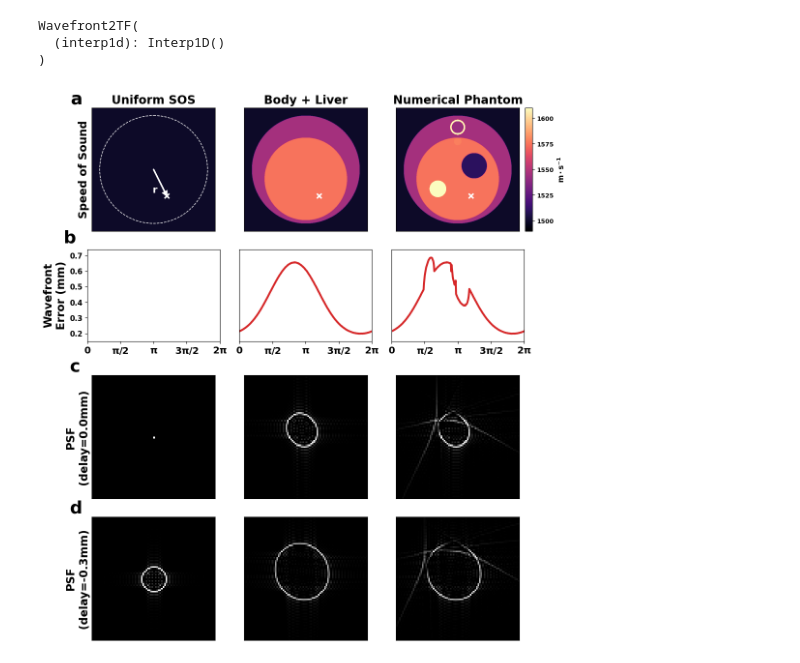
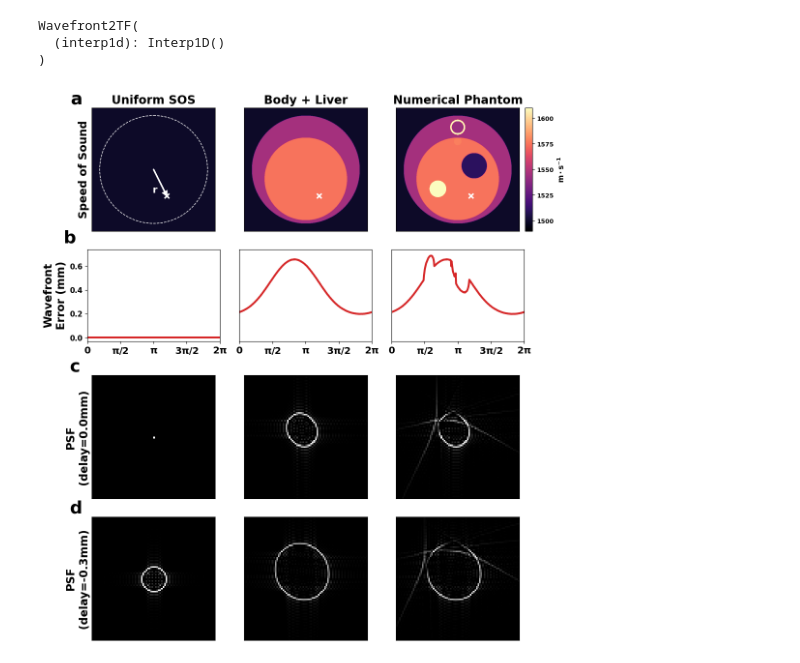
Before and after one commit to Lukeli0425/Coord-SoS-PACT, a Jupyter notebook: figures/figure_SOS.ipynb, the cells around one changed output. Drawn from its saved outputs; the diff is of its cells as text; code cells hidden in the pictures.

```diff
--- a/figures/figure_SOS.ipynb
+++ b/figures/figure_SOS.ipynb
@@ -101,37 +101,37 @@ for i, (SOS, wf, psf_stack, title) in enumerate(zip(SOSs, wfs, psfs, titles)):
     #     plt.plot(thetas, w_sb*1e3, linestyle='--', color='tab:purple', label='Single-body')
     #     plt.legend(fontsize=11, loc='best')
     plt.xlim([0, 2*np.pi])
-    plt.ylim([0.15, 0.74])
+    plt.ylim([-0.03, 0.74])
     plt.xticks([0, np.pi/2, np.pi, 3*np.pi/2, 2*np.pi],
                ['$\mathbf{0}$', '$\mathbf{\pi/2}$', '$\mathbf{\pi}$', '$\mathbf{3\pi/2}$', '$\mathbf{2\pi}$'], fontsize=14)
     if i == 0:
         plt.ylabel('Wavefront\nError (mm)', fontsize=16.5, fontweight='bold')
         plt.title('b', loc='left', x=-0.18, y=1.03, fontsize=26, fontweight='bold', color='black')
         plt.yticks(fontsize=11, fontweight='bold')
     else:
         plt.yticks([])
 
     psf1, psf2 = psf_stack[0], psf_stack[1]
     psf1 = torch.clip(psf1, min=0)
     psf1 = torch.clip(psf1, min=0)
     psf2 = torch.clip(psf2, min=0)
     psf2 = torch.clip(psf2, min=0)
     ax = plt.subplot(gs[17:25,9*i:9*i+8])
     plt.imshow(psf1, cmap='gray', norm=norm_psf)
     plt.xticks([])
     plt.yticks([])
     if i == 0:
         plt.ylabel('PSF\n(delay=0.0mm)', fontsize=16.5, fontweight='bold')
         plt.title('c', loc='left', x=-0.18, y=1.0, fontsize=26, fontweight='bold', color='black')
 
     ax = plt.subplot(gs[26:34,9*i:9*i+8])
     plt.imshow(psf2, cmap='gray', norm=norm_psf)
     plt.xticks([])
     plt.yticks([])
     if i == 0:
         plt.ylabel('PSF\n(delay={:.1f}mm)'.format(delays[1]*1e3), fontsize=16.5, fontweight='bold')
         plt.title('d', loc='left', x=-0.18, y=1.0, fontsize=26, fontweight='bold', color='black')
 
 plt.savefig('figure_SOS.png', bbox_inches='tight', dpi=256)
 # %% [output]
-[figure, old version]
+[figure, new version]
```
Also changed, not shown: 3 other files.
